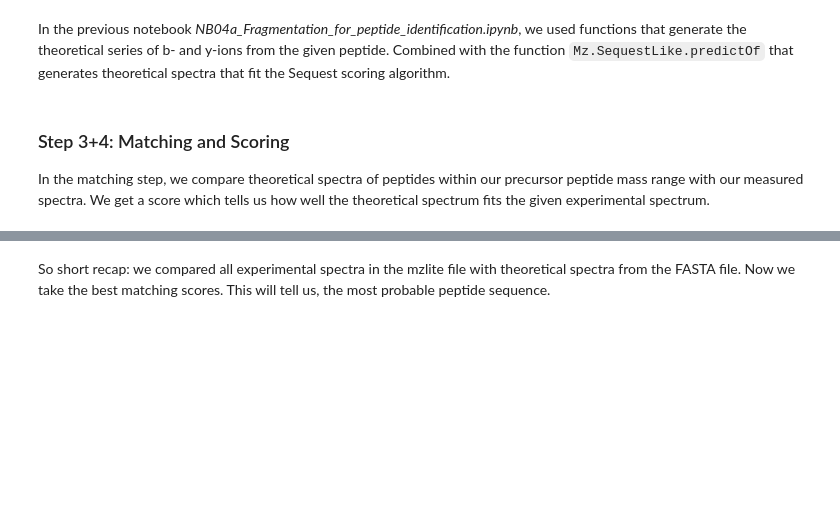
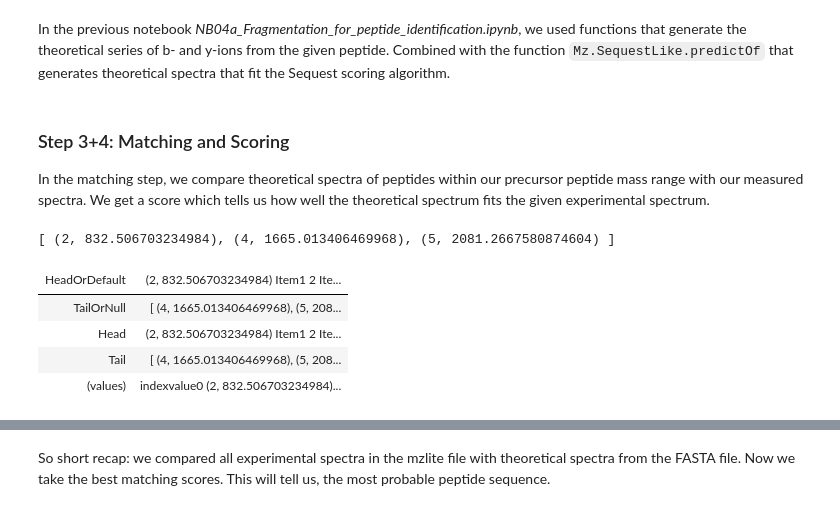
Before and after one commit to paulineHans/BIO-BTE-06-L-7, a Jupyter notebook: Notebooks/NB04b_Peptide_Identification.ipynb, the cells around one changed output, grey strips where cells are left out. Drawn from its saved outputs; the diff is of its cells as text; code cells hidden in the pictures; blank space fills up the shorter version.

```diff
--- a/Notebooks/NB04b_Peptide_Identification.ipynb
+++ b/Notebooks/NB04b_Peptide_Identification.ipynb
@@ -324,3 +344,82 @@ We get a score which tells us how well the theoretical spectrum fits the given e
+# %%
+let getPrecursorCharge rnd =
+    /// Returns a Sequence containing all MassSpectra of a single MS-run
+    let massSpectra = mzReader.ReadMassSpectra(runID)
+    /// Returns a Array that contains all MS1s sorted by their scanTime
+    let ms1SortedByScanTime =
+        massSpectra
+        |> Seq.filter (fun ms -> MassSpectrum.getMsLevel ms = 1)
+        |> Seq.map (fun ms -> MassSpectrum.getScanTime ms, ms)
+        |> Seq.sortBy fst
+        |> Array.ofSeq
+    let ms2SortedByScanTime =
+        massSpectra
+        |> Seq.filter (fun ms -> MassSpectrum.getMsLevel ms = 2)
+        |> Seq.map (fun ms -> MassSpectrum.getScanTime ms, ms)
+        |> Seq.sortBy fst
+        |> Array.ofSeq
+    let ms2AssignedToMS1 =
+        ms2SortedByScanTime
+        |> Array.choose (fun (ms2ScanTime,ms2) ->
+            let ms1' =
+                ms1SortedByScanTime
+                |> Array.tryFindBack (fun (ms1ScanTime,_) ->
+                    ms1ScanTime <= ms2ScanTime)
+            match ms1' with
+            | Some (_,ms1) ->
+                Some (ms1, ms2)
+            | None -> None
+            )
+        |> Array.groupBy fst
+        |> Array.map (fun (ms1,ms1And2) -> ms1,ms1And2 |> Array.map snd)
+
+    let ms2PossibleChargestates =
+        ms2AssignedToMS1
+        |> Array.mapi (fun i (ms1,ms2s) ->
+                        //printfn "%i" i
+                        let mzdata,intensityData = MzIO.Processing.PeakArray.mzIntensityArrayOf (mzReader.ReadSpectrumPeaks(ms1.ID))
+                        ms2s
+                        |> Array.filter (fun ms2 -> mzReader.ReadSpectrumPeaks(ms2.ID).Peaks |> Seq.isEmpty = false)
+                        |> Array.map (fun ms2 ->
+                                            let assignedCharges = ChargeState.putativePrecursorChargeStatesBy numbers mzdata intensityData ms1.ID ms2.ID (MassSpectrum.getPrecursorMZ ms2)
+                                            match assignedCharges with
+                                            | [] ->
+                                                [
+                                                    for i = 2 to 3 do
+                                                        let precursorMz = (MassSpectrum.getPrecursorMZ ms2)
+                                                        let mass = Mass.ofMZ precursorMz (float i)
+                                                        let score = getScore 10 1 100.
+                                                        yield createAssignedCharge ms1.ID ms2.ID precursorMz i mass 100. score [0.] 0 0. (Set[]) (Some 1.)
+                                                ]
+                                            | _ -> assignedCharges
+                                        )
+                        )
+        |> Array.filter (fun x ->  Array.isEmpty x |> not)
+        |> Array.concat
+        |> Array.filter (fun (assignedCharges)  -> assignedCharges <> [])
+        |> List.ofArray
+    ms2PossibleChargestates
+
+
+let exe = getPrecursorCharge rnd
+exe
+
+let collectChargeMz =
+    exe
+    |> List.collect (fun (assignedCharges) ->
+                    assignedCharges |> List.map (fun assCh -> assCh.ProductSpecID, (assCh.PrecCharge, assCh.PutMass))
+                )
+    |> List.groupBy (fun (ms2Id,assCH) -> ms2Id)
+    |> List.map (fun (x,y) -> x, y |> List.map snd)
+    |> Map.ofList
+collectChargeMz.["sample=1 period=1 cycle=1300 experiment=2"]
+# %% [output]
+[ (2, 832.506703234984), (4, 1665.013406469968), (5, 2081.2667580874604) ]
+| HeadOrDefault | (2, 832.506703234984) Item1 2 Ite... |
+| TailOrNull | [ (4, 1665.013406469968), (5, 208... |
+| Head | (2, 832.506703234984) Item1 2 Ite... |
+| Tail | [ (4, 1665.013406469968), (5, 208... |
+| (values) | indexvalue0 (2, 832.506703234984)... |
 # %%
 // Code-Block 7
 
```
Also changed, not shown: parts of 8 cells of this notebook, 1 other file.
